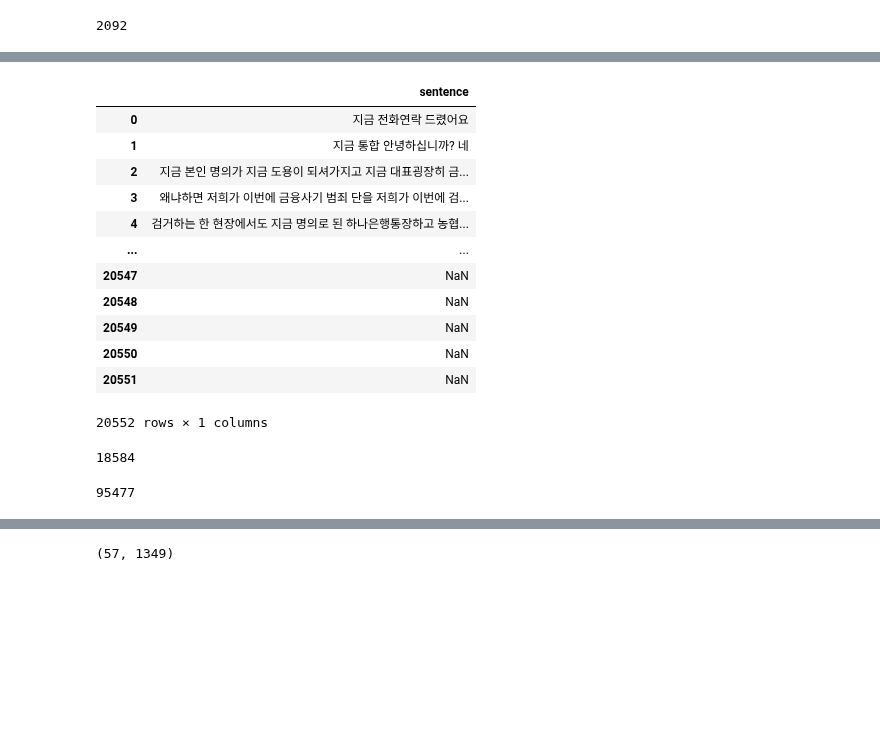
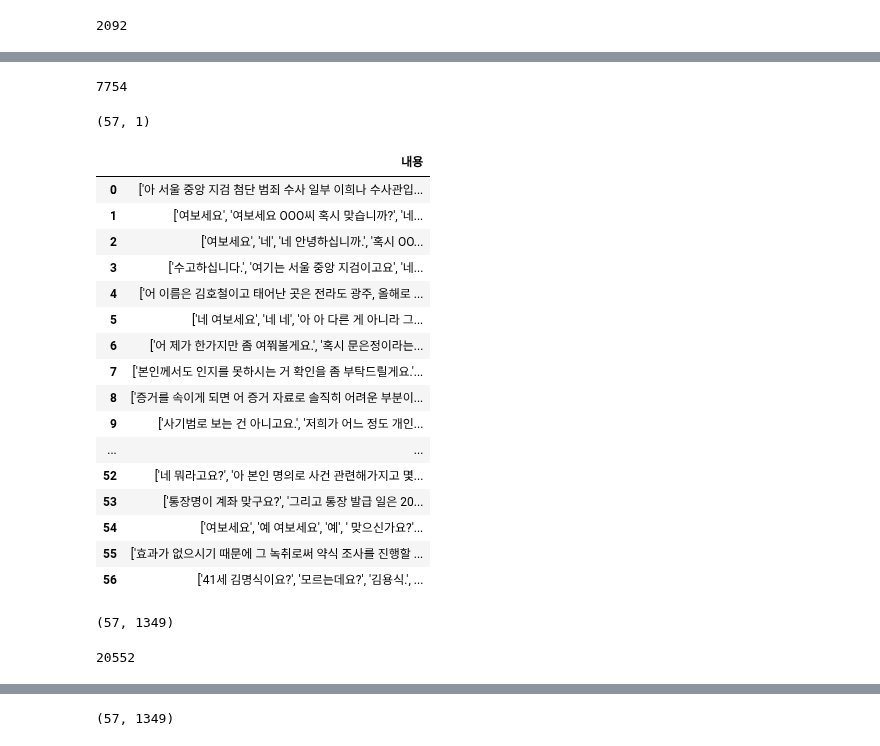
Before and after one commit to withmochaa/mocha, a Jupyter notebook: Capstone Design project/sentence base/data/make new ab data/make_row_abnormal_data.ipynb, the cells around one changed output, grey strips where cells are left out. Saved outputs shown, nothing was run; the diff lists cells and outputs as text; code cells hidden in the pictures; blank space fills up the shorter version.

```diff
--- a/Capstone Design project/sentence base/data/make new ab data/make_row_abnormal_data.ipynb
+++ b/Capstone Design project/sentence base/data/make new ab data/make_row_abnormal_data.ipynb
@@ -112,31 +83,42 @@ data_대출사기형
 # %%
 data_대출사기형_num=data3.shape[0]
-# %%
-y
-# %% [output]
-|  | sentence |
-| 0 | 지금 전화연락 드렸어요 |
-| 1 | 지금 통합 안녕하십니까? 네 |
-| 2 | 지금 본인 명의가 지금 도용이 되셔가지고 지금 대표굉장히 금... |
-| 3 | 왜냐하면 저희가 이번에 금융사기 범죄 단을 저희가 이번에 검... |
-| 4 | 검거하는 한 현장에서도 지금 명의로 된 하나은행통장하고 농협... |
-| ... | ... |
-| 20547 | NaN |
-| 20548 | NaN |
-| 20549 | NaN |
-| 20550 | NaN |
-| 20551 | NaN |
-20552 rows × 1 columns
 # %%
-start=num
+
 for i in range(data_대출사기형.shape[0]):
     for j in range(data_대출사기형.shape[1]):
-        if data_대출사기형.iloc[i,j]!=0:
-            y.iloc[start,0]=data_대출사기형.iloc[i,j]
-            start=start+1
-print(start)
+        if data_대출사기형.iloc[i,j]!='0':
+            count=count+1
+print(count)
 # %% [output]
-18584
+7754
+# %%
+data_수사기관사칭형.shape
+# %% [output]
+(57, 1)
+# %%
+data_수사기관사칭형
+# %% [output]
+|  | 내용 |
+| 0 | ['아 서울 중앙 지검 첨단 범죄 수사 일부 이희나 수사관입... |
+| 1 | ['여보세요', '여보세요 OOO씨 혹시 맞습니까?', '네... |
+| 2 | ['여보세요', '네', '네 안녕하십니까.', '혹시 OO... |
+| 3 | ['수고하십니다.', '여기는 서울 중앙 지검이고요', '네... |
+| 4 | ['어 이름은 김호철이고 태어난 곳은 전라도 광주, 올해로 ... |
+| 5 | ['네 여보세요', '네 네', '아 아 다른 게 아니라 그... |
+| 6 | ['어 제가 한가지만 좀 여쭤볼게요.', '혹시 문은정이라는... |
+| 7 | ['본인께서도 인지를 못하시는 거 확인을 좀 부탁드릴게요.'... |
+| 8 | ['증거를 속이게 되면 어 증거 자료로 솔직히 어려운 부분이... |
+| 9 | ['사기범로 보는 건 아니고요.', '저희가 어느 정도 개인... |
+| ... | ... |
+| 52 | ['네 뭐라고요?', '아 본인 명의로 사건 관련해가지고 몇... |
+| 53 | ['통장명이 계좌 맞구요?', '그리고 통장 발급 일은 20... |
+| 54 | ['여보세요', '예 여보세요', '예', ' 맞으신가요?'... |
+| 55 | ['효과가 없으시기 때문에 그 녹취로써 약식 조사를 진행할 ... |
+| 56 | ['41세 김명식이요?', '모르는데요?', '김용식.', ... |
 # %%
 data_수사기관사칭형=pd.DataFrame(data_수사기관사칭형['내용'].str.split(',').tolist())
+# %%
+data_수사기관사칭형.shape
+# %% [output]
+(57, 1349)
 # %%
@@ -144,9 +126,8 @@ data_수사기관사칭형=data_수사기관사칭형.fillna('0')
 # %%
-
 for i in range(data_수사기관사칭형.shape[0]):
     for j in range(data_수사기관사칭형.shape[1]):
-        if data_수사기관사칭형.iloc[i,j]!=0:
-            start=start+1
-print(start)
+        if data_수사기관사칭형.iloc[i,j]!='0':
+            count=count+1
+print(count)
 # %% [output]
-95477
+20552
```
Also changed, not shown: parts of 21 cells of this notebook, 7 other files.
